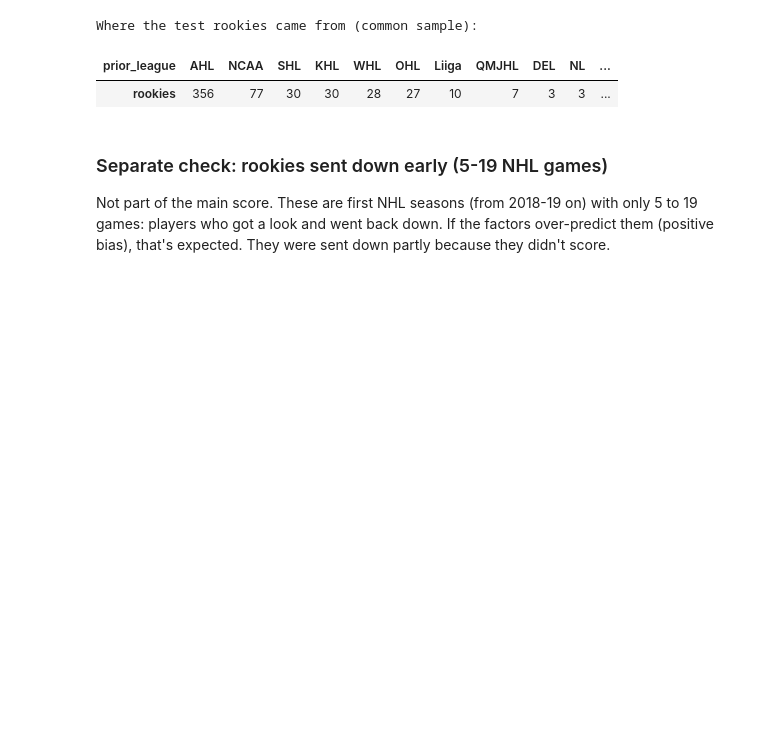
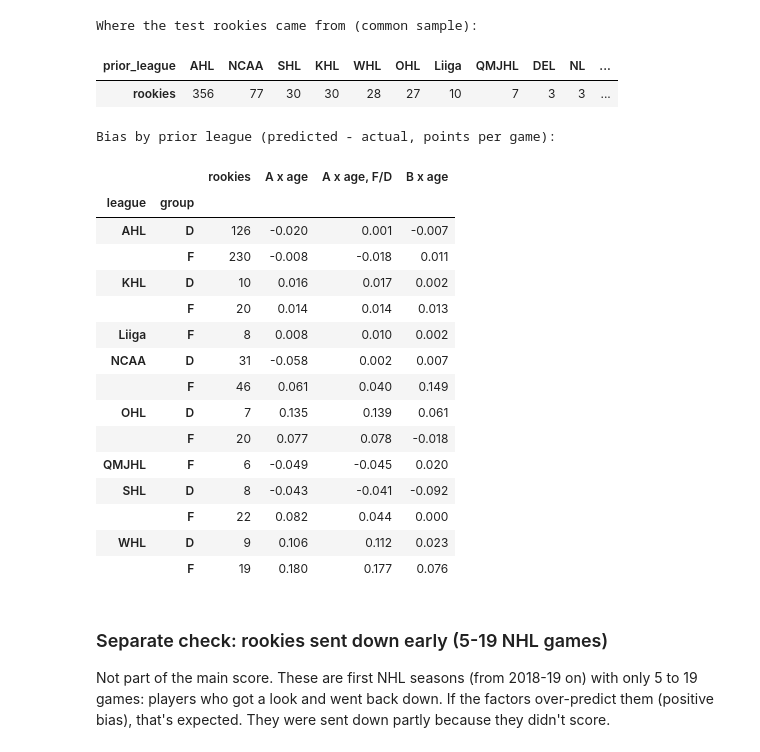
Before and after one commit to ryanc2525/hockey-war, a Jupyter notebook: notebooks/16_nhle.ipynb, the cells around one changed output. Saved outputs shown, nothing was run; the diff lists cells and outputs as text; code cells hidden in the pictures; blank space fills up the shorter version.

```diff
--- a/notebooks/16_nhle.ipynb
+++ b/notebooks/16_nhle.ipynb
@@ -534,6 +558,40 @@ test.loc[common, "prior_league"].value_counts().head(12).to_frame("rookies").T
 Where the test rookies came from (common sample):
 | prior_league | AHL | NCAA | SHL | KHL | WHL | OHL | Liiga | QMJHL | DEL | NL | ... |
 | rookies | 356 | 77 | 30 | 30 | 28 | 27 | 10 | 7 | 3 | 3 | ... |
+# %%
+# Bias by prior league and position: predicted minus actual points per game, weighted by NHL games.
+# Positive = the factor over-predicts rookies from that league. Cells with 5+ test rookies only.
+SHOW = ["A x age", "A x age, F/D", "B x age"]
+t = test[common]
+rows = []
+for (lg, g), part in t.groupby(["prior_league", "group"]):
+    if len(part) < 5:
+        continue
+    r = {"league": lg, "group": g, "rookies": len(part)}
+    for k in SHOW:
+        r[k] = gp_bias(part["nhl_ppg"], preds[k][part.index], part["nhl_gp"])
+    rows.append(r)
+by_league = pd.DataFrame(rows).set_index(["league", "group"])
+print("Bias by prior league (predicted - actual, points per game):")
+by_league.round(3)
+# %% [output]
+Bias by prior league (predicted - actual, points per game):
+|  |  | rookies | A x age | A x age, F/D | B x age |
+| league | group |  |  |  |  |
+| AHL | D | 126 | -0.020 | 0.001 | -0.007 |
+|  | F | 230 | -0.008 | -0.018 | 0.011 |
+| KHL | D | 10 | 0.016 | 0.017 | 0.002 |
+|  | F | 20 | 0.014 | 0.014 | 0.013 |
+| Liiga | F | 8 | 0.008 | 0.010 | 0.002 |
+| NCAA | D | 31 | -0.058 | 0.002 | 0.007 |
+|  | F | 46 | 0.061 | 0.040 | 0.149 |
+| OHL | D | 7 | 0.135 | 0.139 | 0.061 |
+|  | F | 20 | 0.077 | 0.078 | -0.018 |
+| QMJHL | F | 6 | -0.049 | -0.045 | 0.020 |
+| SHL | D | 8 | -0.043 | -0.041 | -0.092 |
+|  | F | 22 | 0.082 | 0.044 | 0.000 |
+| WHL | D | 9 | 0.106 | 0.112 | 0.023 |
+|  | F | 19 | 0.180 | 0.177 | 0.076 |
 # %% [markdown]
 ### Separate check: rookies sent down early (5-19 NHL games)
 
```
Also changed, not shown: parts of 12 cells of this notebook, 1 other file.
